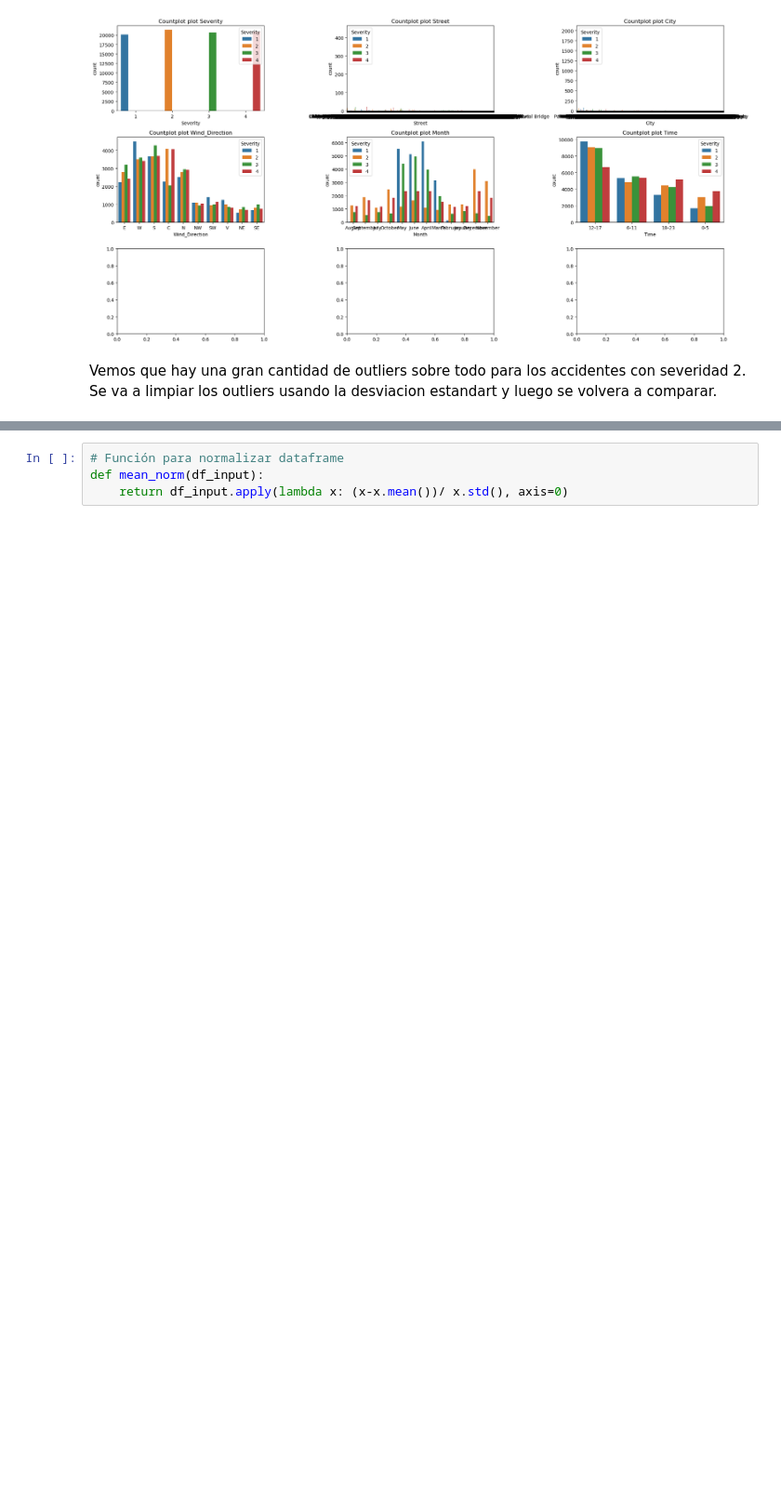
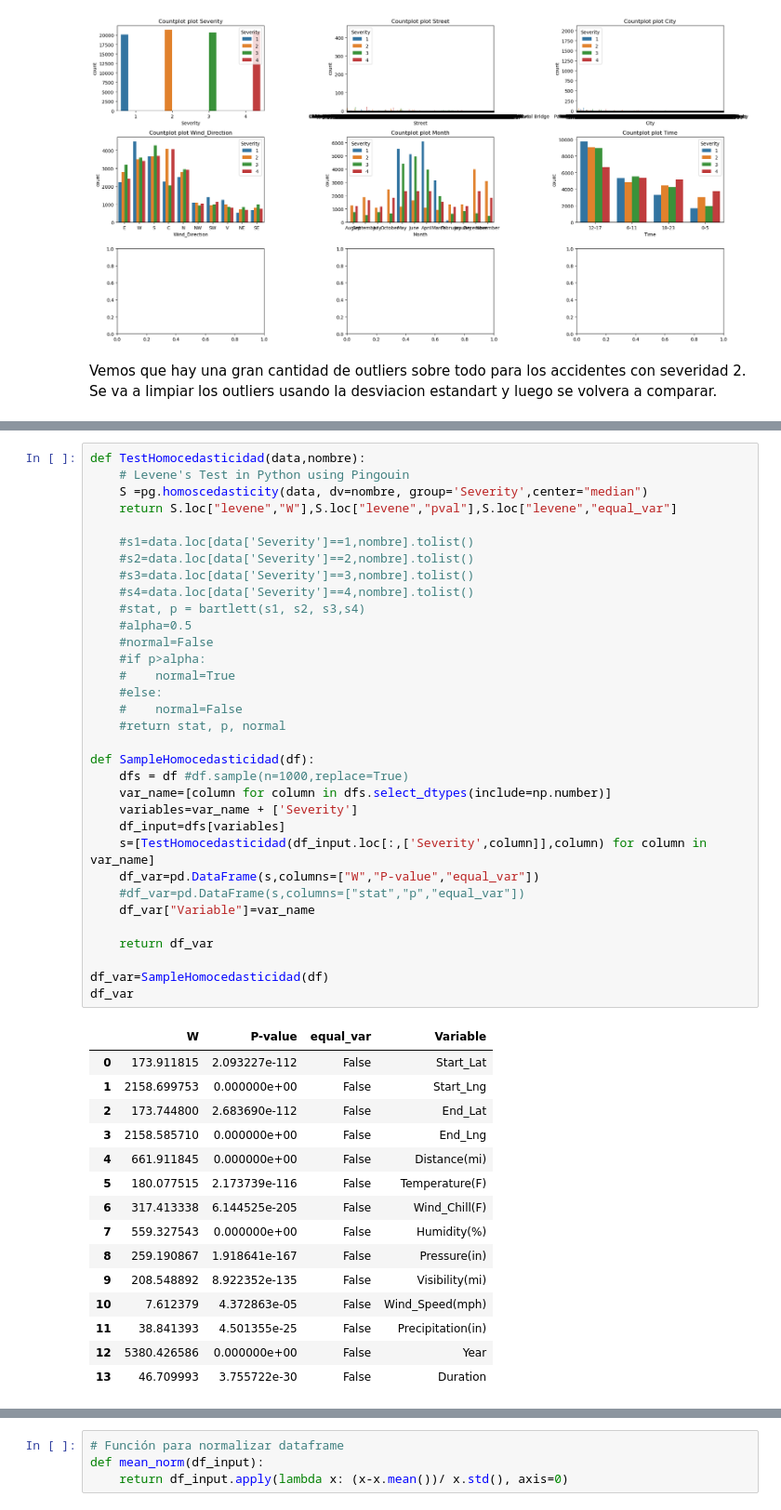
Before and after one commit to AdrianVega96/PRA2_tipologia_uoc, a Jupyter notebook: PRA2.ipynb, the cells around one changed output, grey strips where cells are left out. Shown at 93% size. Drawn from its saved outputs; the diff is of its cells as text; blank space fills up the shorter version.

```diff
--- a/PRA2.ipynb
+++ b/PRA2.ipynb
@@ -382,0 +933,49 @@ Index(['Severity', 'Start_Lat', 'Start_Lng', 'End_Lat', 'End_Lng',
+# %%
+def TestHomocedasticidad(data,nombre):
+    # Levene's Test in Python using Pingouin
+    S =pg.homoscedasticity(data, dv=nombre, group='Severity',center="median")
+    return S.loc["levene","W"],S.loc["levene","pval"],S.loc["levene","equal_var"]
+
+    #s1=data.loc[data['Severity']==1,nombre].tolist()
+    #s2=data.loc[data['Severity']==2,nombre].tolist()
+    #s3=data.loc[data['Severity']==3,nombre].tolist()
+    #s4=data.loc[data['Severity']==4,nombre].tolist()
+    #stat, p = bartlett(s1, s2, s3,s4)
+    #alpha=0.5
+    #normal=False
+    #if p>alpha:
+    #    normal=True
+    #else:
+    #    normal=False
+    #return stat, p, normal
+
+def SampleHomocedasticidad(df):
+    dfs = df #df.sample(n=1000,replace=True)
+    var_name=[column for column in dfs.select_dtypes(include=np.number)]
+    variables=var_name + ['Severity']
+    df_input=dfs[variables]
+    s=[TestHomocedasticidad(df_input.loc[:,['Severity',column]],column) for column in var_name]
+    df_var=pd.DataFrame(s,columns=["W","P-value","equal_var"])
+    #df_var=pd.DataFrame(s,columns=["stat","p","equal_var"])
+    df_var["Variable"]=var_name
+
+    return df_var
+
+df_var=SampleHomocedasticidad(df)
+df_var
+# %% [output]
+|  | W | P-value | equal_var | Variable |
+| 0 | 173.911815 | 2.093227e-112 | False | Start_Lat |
+| 1 | 2158.699753 | 0.000000e+00 | False | Start_Lng |
+| 2 | 173.744800 | 2.683690e-112 | False | End_Lat |
+| 3 | 2158.585710 | 0.000000e+00 | False | End_Lng |
+| 4 | 661.911845 | 0.000000e+00 | False | Distance(mi) |
+| 5 | 180.077515 | 2.173739e-116 | False | Temperature(F) |
+| 6 | 317.413338 | 6.144525e-205 | False | Wind_Chill(F) |
+| 7 | 559.327543 | 0.000000e+00 | False | Humidity(%) |
+| 8 | 259.190867 | 1.918641e-167 | False | Pressure(in) |
+| 9 | 208.548892 | 8.922352e-135 | False | Visibility(mi) |
+| 10 | 7.612379 | 4.372863e-05 | False | Wind_Speed(mph) |
+| 11 | 38.841393 | 4.501355e-25 | False | Precipitation(in) |
+| 12 | 5380.426586 | 0.000000e+00 | False | Year |
+| 13 | 46.709993 | 3.755722e-30 | False | Duration |
```
Also changed, not shown: parts of 46 cells of this notebook.
